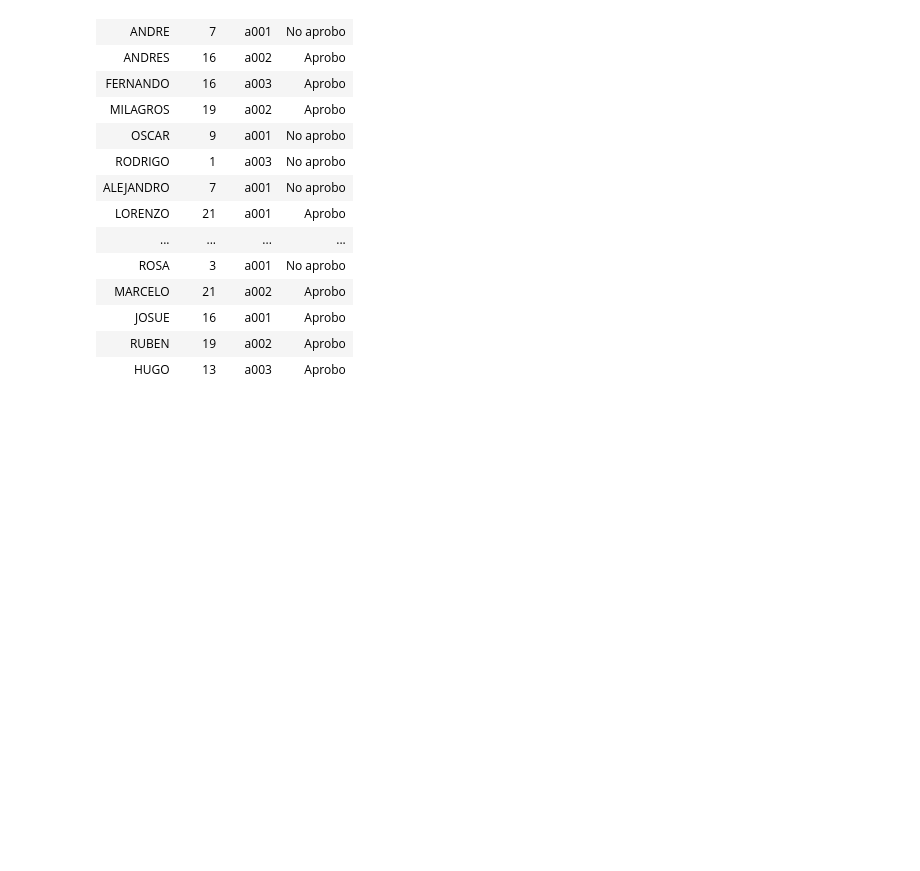
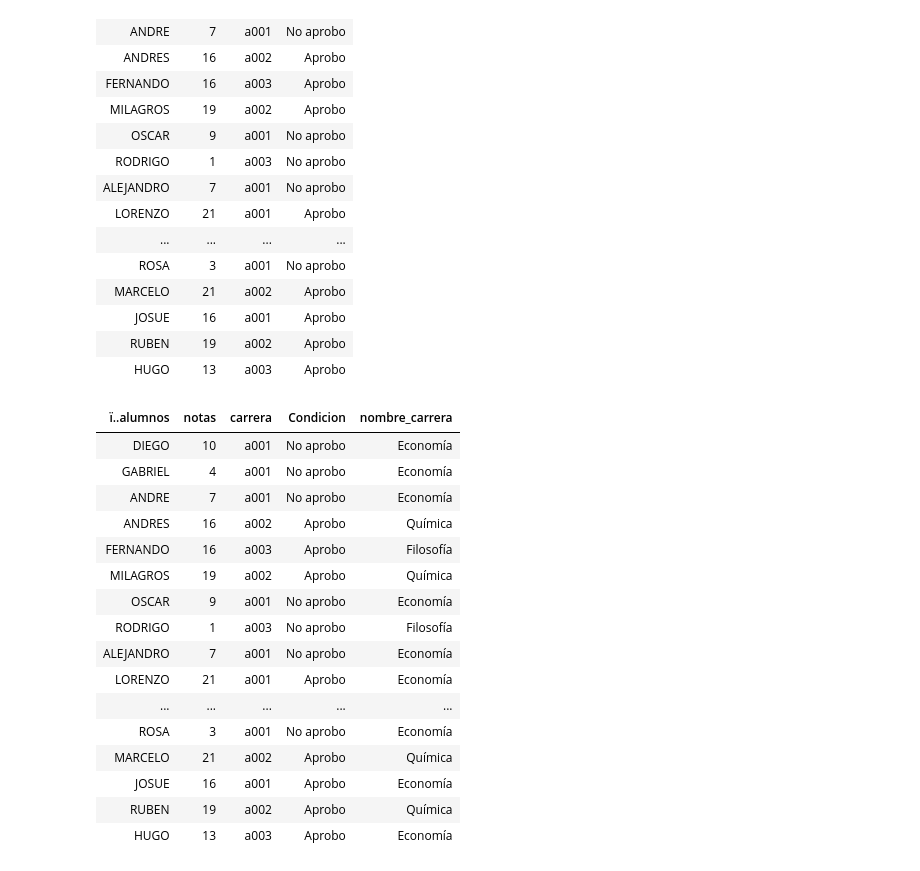
Before and after one commit to Died99/R_Py_pucp, a Jupyter notebook: wk2/Untitled.ipynb, the cells around one changed output. Drawn from its saved outputs; the diff is of its cells as text; code cells hidden in the pictures; blank space fills up the shorter version.

```diff
--- a/wk2/Untitled.ipynb
+++ b/wk2/Untitled.ipynb
@@ -55,5 +55,43 @@ notes
 | JOSUE | 16 | a001 | Aprobo |
 | RUBEN | 19 | a002 | Aprobo |
 | HUGO | 13 | a003 | Aprobo |
-# %%
-notes['Nom_carrera']<- notes$notas
+# %%
+nrows <- dim(notes)[1]
+i <- 1
+
+while (i < nrows){
+
+    if (notes$carrera[i] == 'a001'){
+      notes$nombre_carrera[i] = 'Economía'
+}
+    else if (notes$carrera[i] == 'a002'){
+             notes$nombre_carrera[i] = 'Química'
+    }
+    else if (notes$carrera[i] == 'a003'){
+             notes$nombre_carrera[i] = 'Filosofía'
+    }
+    else {
+        notes$nombre_carrera[i] = '-'
+    }
+    i <- i + 1
+}
+
+notes
+# %% [output]
+| ï..alumnos | notas | carrera | Condicion | nombre_carrera |
+| DIEGO | 10 | a001 | No aprobo | Economía |
+| GABRIEL | 4 | a001 | No aprobo | Economía |
+| ANDRE | 7 | a001 | No aprobo | Economía |
+| ANDRES | 16 | a002 | Aprobo | Química |
+| FERNANDO | 16 | a003 | Aprobo | Filosofía |
+| MILAGROS | 19 | a002 | Aprobo | Química |
+| OSCAR | 9 | a001 | No aprobo | Economía |
+| RODRIGO | 1 | a003 | No aprobo | Filosofía |
+| ALEJANDRO | 7 | a001 | No aprobo | Economía |
+| LORENZO | 21 | a001 | Aprobo | Economía |
+| ... | ... | ... | ... | ... |
+| ROSA | 3 | a001 | No aprobo | Economía |
+| MARCELO | 21 | a002 | Aprobo | Química |
+| JOSUE | 16 | a001 | Aprobo | Economía |
+| RUBEN | 19 | a002 | Aprobo | Química |
+| HUGO | 13 | a003 | Aprobo | Economía |
```
Also changed, not shown: parts of 9 cells of this notebook, 8 other files.
